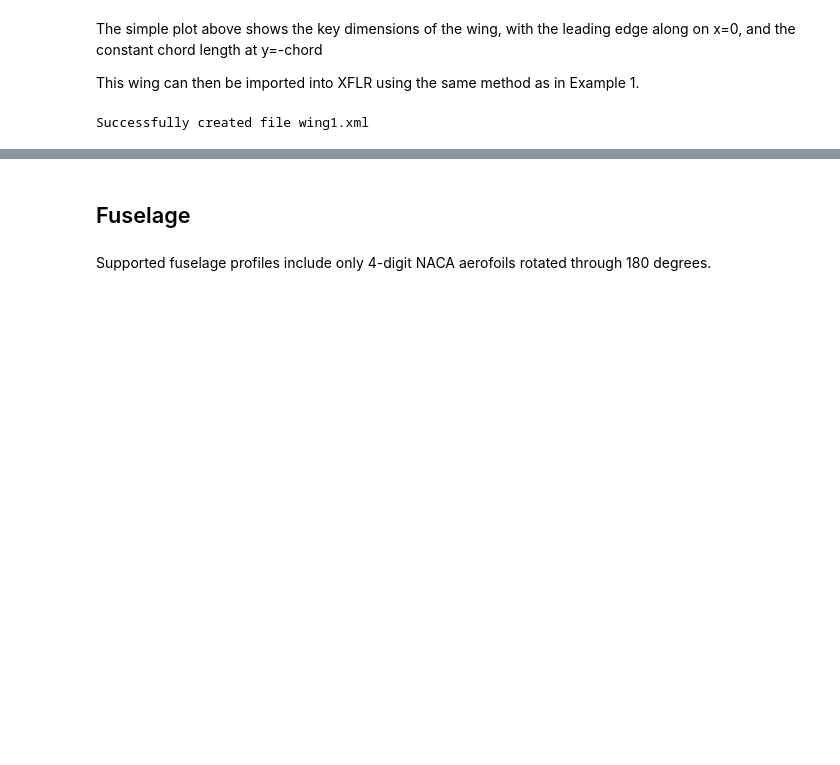
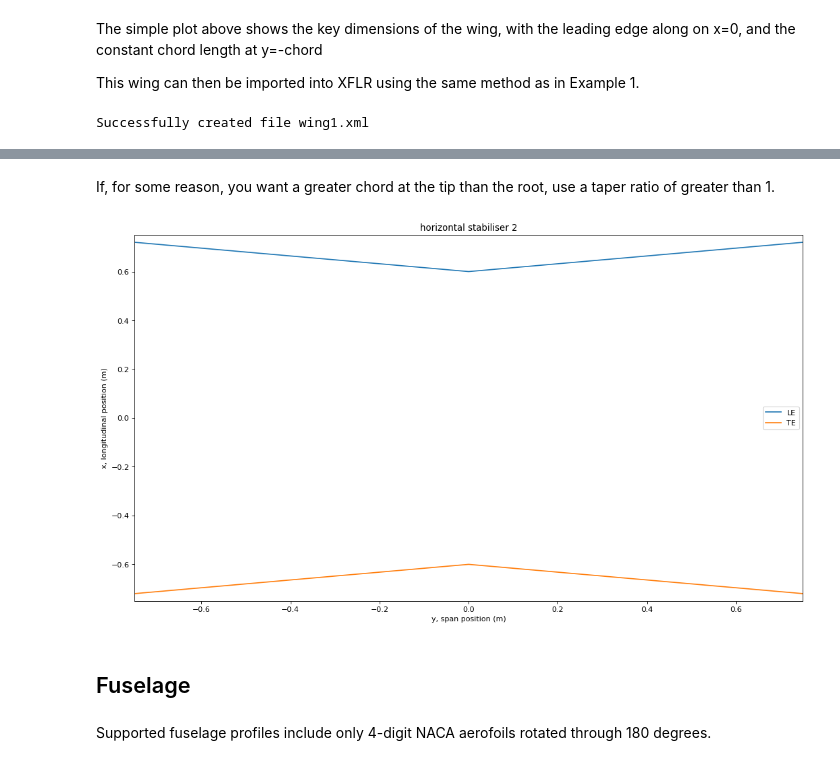
Before and after one commit to EliotDucky/AC2XFLR, a Jupyter notebook: Demo.ipynb, the cells around one changed output, grey strips where cells are left out. Cells and saved outputs as stored; diff of their text form; code cells hidden in the pictures; blank space fills up the shorter version.

```diff
--- a/Demo.ipynb
+++ b/Demo.ipynb
@@ -92,3 +124,10 @@ Successfully created file wing1.xml
+# %% [markdown]
+If, for some reason, you want a greater chord at the tip than the root, use a taper ratio of greater than 1.
+# %%
+tail.setTaperRatio(1.2)
+tail.draw()
+# %% [output]
+[figure, added]
 # %% [markdown]
 ## Fuselage
 # %% [markdown]
```
Also changed, not shown: parts of 6 cells of this notebook, 1 other file.
